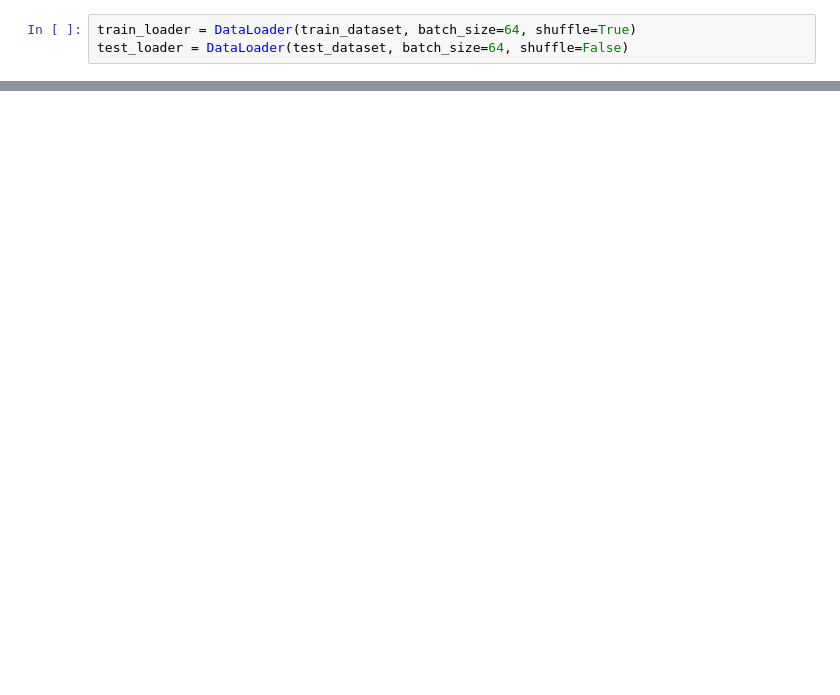
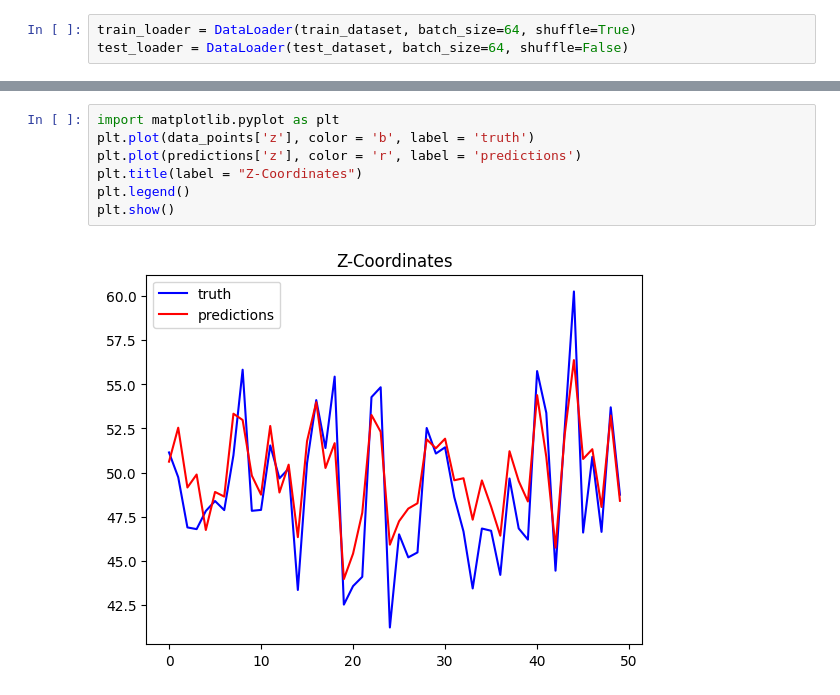
Before and after one commit to harishk30/GNNcom, a Jupyter notebook: COM_GNN.ipynb, the cells around one changed output, grey strips where cells are left out. Cells and saved outputs as stored; diff of their text form; blank space fills up the shorter version.

```diff
--- a/COM_GNN.ipynb
+++ b/COM_GNN.ipynb
@@ -334,0 +485,9 @@ fig.show()
+# %%
+import matplotlib.pyplot as plt
+plt.plot(data_points['z'], color = 'b', label = 'truth')
+plt.plot(predictions['z'], color = 'r', label = 'predictions')
+plt.title(label = "Z-Coordinates")
+plt.legend()
+plt.show()
+# %% [output]
+[figure, added]
```
Also changed, not shown: parts of 32 cells of this notebook.
